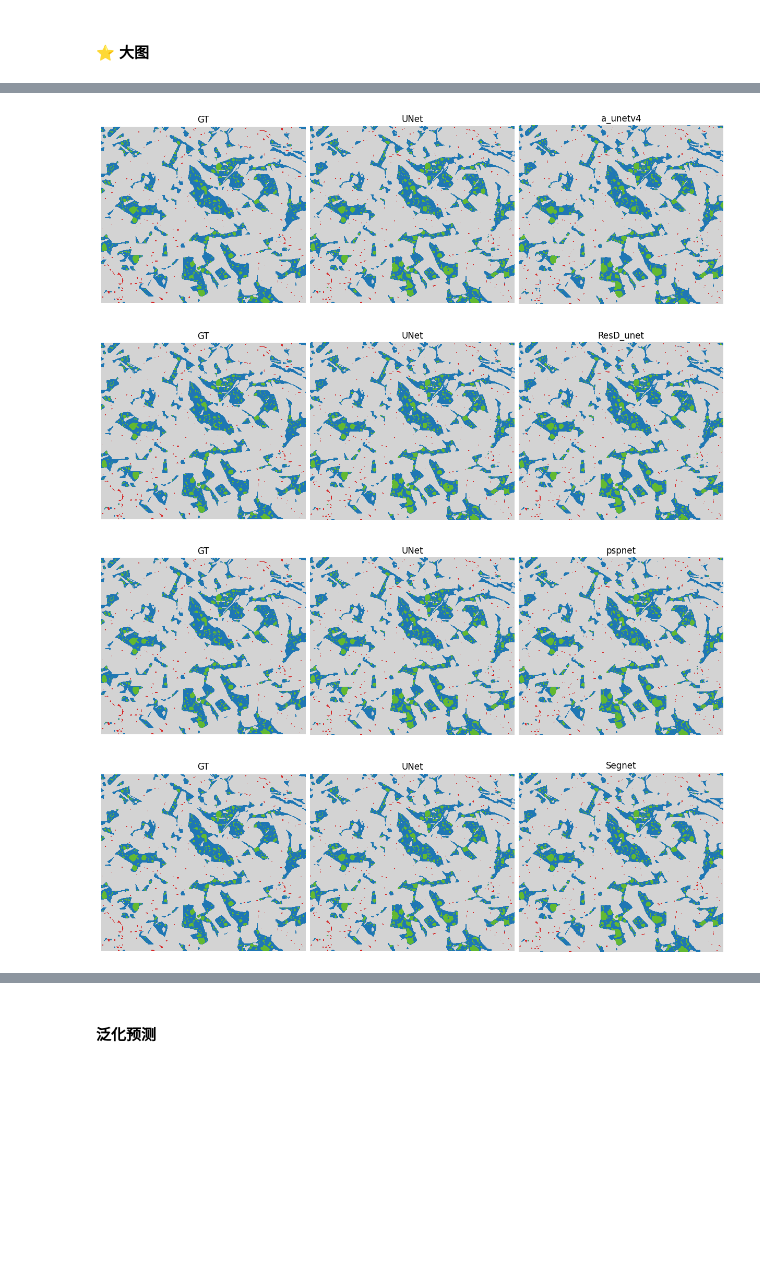
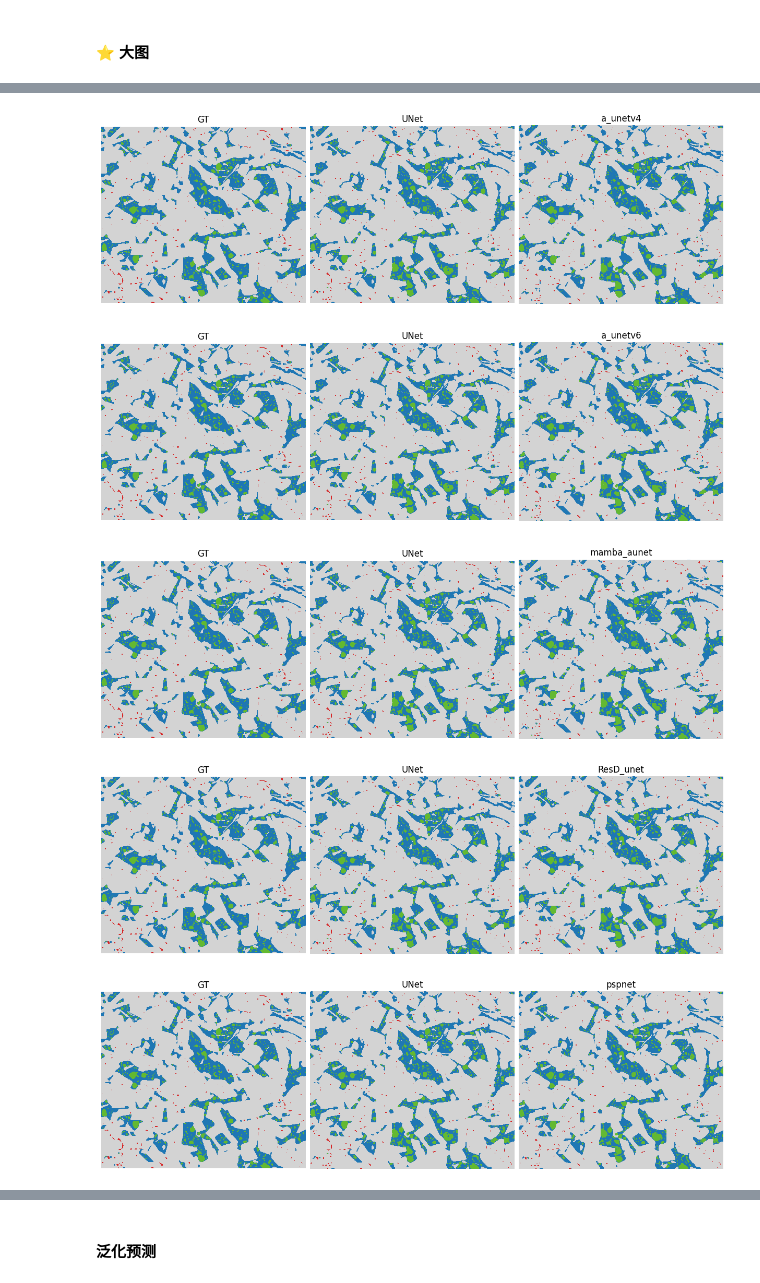
Before and after one commit to Runner-xc/Unet, a Jupyter notebook: visualization.ipynb, the cells around one changed output, grey strips where cells are left out. Saved outputs shown, nothing was run; the diff lists cells and outputs as text; code cells hidden in the pictures; blank space fills up the shorter version.

```diff
--- a/visualization.ipynb
+++ b/visualization.ipynb
@@ -96,6 +96,7 @@ models = [
           'a_unetv3',
           'a_unetv4',
           'a_unetv6',
+          'mamba_aunet',
         #   'm_uent',
         #   'aicunet',
         #   'vm_unet',
@@ -205,7 +206,10 @@ models = [
           'a_unetv2',
           'a_unetv3',
           'a_unetv4',
-        #   'm_uent',
+          # 'a_unetv5',
+          'a_unetv6',
+          # 'm_uent',
+        'mamba_aunet',
         #   'aicunet',
         #   'vm_unet',
         #   'dc_unet',
@@ -214,33 +218,34 @@ models = [
         #   'dwrdam_unetv4',
           'ResD_unet',
           'pspnet',
           'Segnet',
         ]
 
 img = "/mnt/e/VScode/WS-Hub/WS-UNet/UNet/Image1 - 003.jpeg"
 mask = "/mnt/e/VScode/WS-Hub/WS-UNet/UNet/Image1 - 003.png"
 img = cv2.imread(img, cv2.IMREAD_GRAYSCALE)
 mask = cv2.imread(mask, cv2.IMREAD_GRAYSCALE)
 flag = False
 U_pred = get_single_predict_path('unet', slide=flag)
 U_pred = cv2.imread(U_pred, cv2.IMREAD_GRAYSCALE)
 # 可视化
 for id_index, model_name in enumerate(models):
     plt.figure(figsize=(12, 4), constrained_layout=True)
     plt.subplot(1, 3, 1)
     plt.imshow(mask, cmap=custom_cmap, interpolation='nearest'), plt.axis('off'), plt.title("GT")
     plt.subplot(1, 3, 2)
     plt.imshow(U_pred, cmap=custom_cmap, interpolation='nearest'), plt.axis('off'), plt.title("UNet")
     plt.subplot(1, 3, 3)
     pred_path = get_single_predict_path(model_name, slide=flag)
     pred = cv2.imread(pred_path, cv2.IMREAD_GRAYSCALE)
     plt.imshow(pred, cmap=custom_cmap, interpolation='nearest'), plt.axis('off'), plt.title(f"{model_name}")
     plt.subplots_adjust(wspace=0.1, hspace=0.1)
     plt.show()
 # %% [output]
 [figure]
 [figure]
 [figure]
-[figure, old version]
+[figure, new version]
-[figure, old version]
+[figure, new version]
-[figure, old version]
+[figure, new version]
+[figure, added]
```
Also changed, not shown: parts of 4 cells of this notebook, 3 other files.
